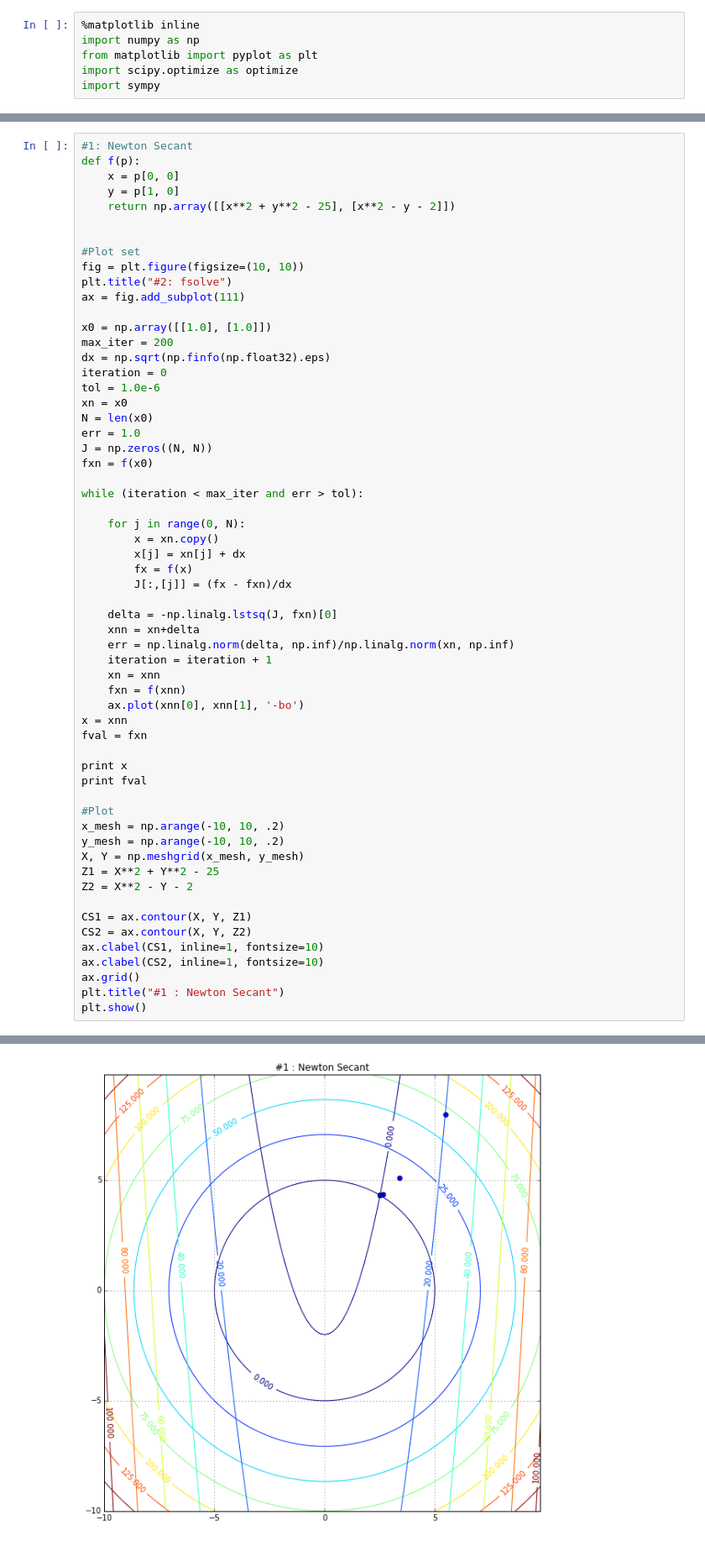
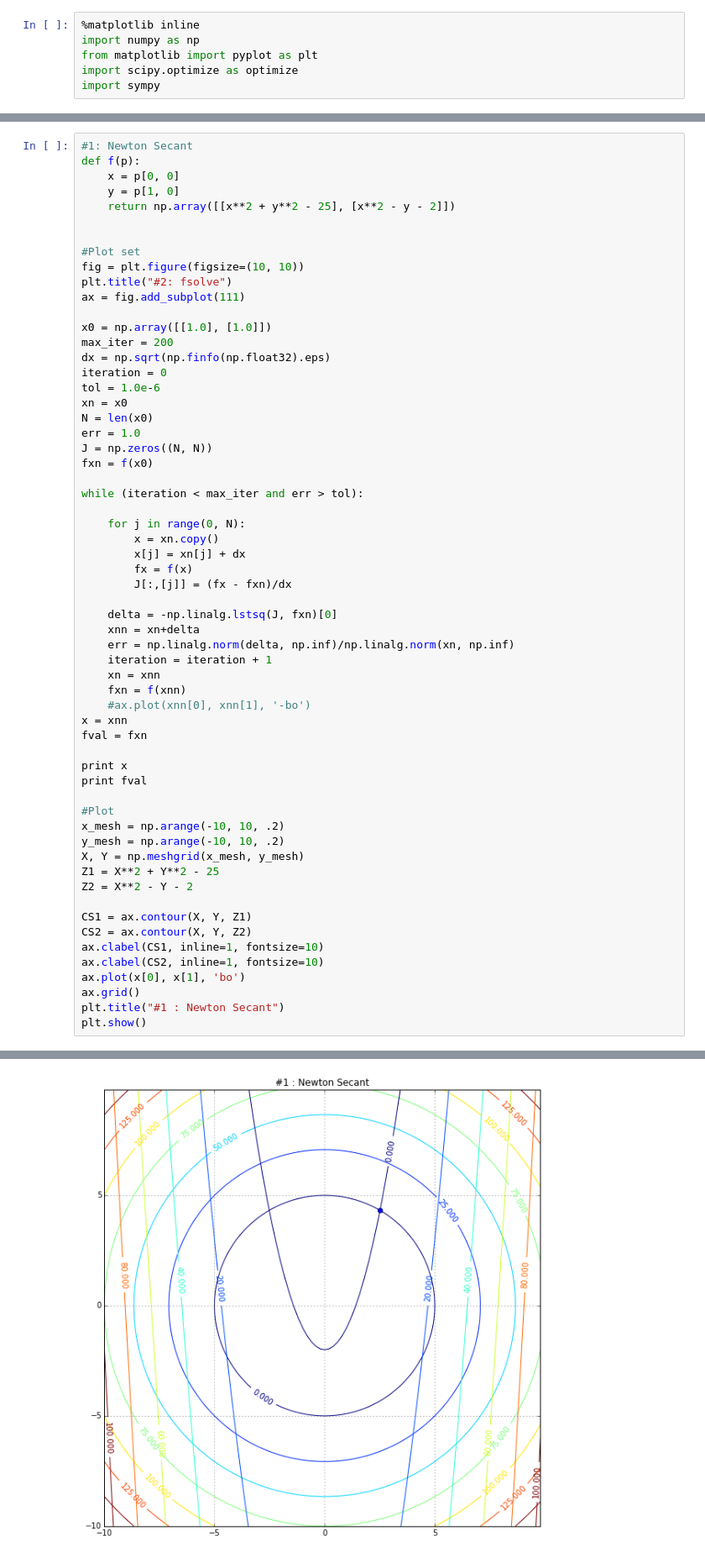
Before and after one commit to DustinVerzal/Math-415, a Jupyter notebook: Homework/Math 415 - Homework_1.ipynb, the cells around one changed output, grey strips where cells are left out. Shown at 84% size. Drawn from its saved outputs; the diff is of its cells as text.

```diff
--- a/Homework/Math 415 - Homework_1.ipynb
+++ b/Homework/Math 415 - Homework_1.ipynb
@@ -124,35 +129,36 @@ while (iteration < max_iter and err > tol):
     xnn = xn+delta
     err = np.linalg.norm(delta, np.inf)/np.linalg.norm(xn, np.inf)
     iteration = iteration + 1
     xn = xnn
     fxn = f(xnn)
-    ax.plot(xnn[0], xnn[1], '-bo')
+    #ax.plot(xnn[0], xnn[1], '-bo')
 x = xnn
 fval = fxn
 
 print x
 print fval
 
 #Plot
 x_mesh = np.arange(-10, 10, .2)
 y_mesh = np.arange(-10, 10, .2)
 X, Y = np.meshgrid(x_mesh, y_mesh)
 Z1 = X**2 + Y**2 - 25
 Z2 = X**2 - Y - 2
 
 CS1 = ax.contour(X, Y, Z1)
 CS2 = ax.contour(X, Y, Z2)
 ax.clabel(CS1, inline=1, fontsize=10)
 ax.clabel(CS2, inline=1, fontsize=10)
+ax.plot(x[0], x[1], 'bo')
 ax.grid()
 plt.title("#1 : Newton Secant")
 plt.show()
 # %% [output]
 [[ 2.51432404]
  [ 4.32182538]]
 [[  6.73402667e-10]
  [  6.65513866e-10]]
-[figure, old version]
+[figure, new version]
 # %%
 #2: fsolve
 def f(p):
```
Also changed, not shown: parts of 6 cells of this notebook.
